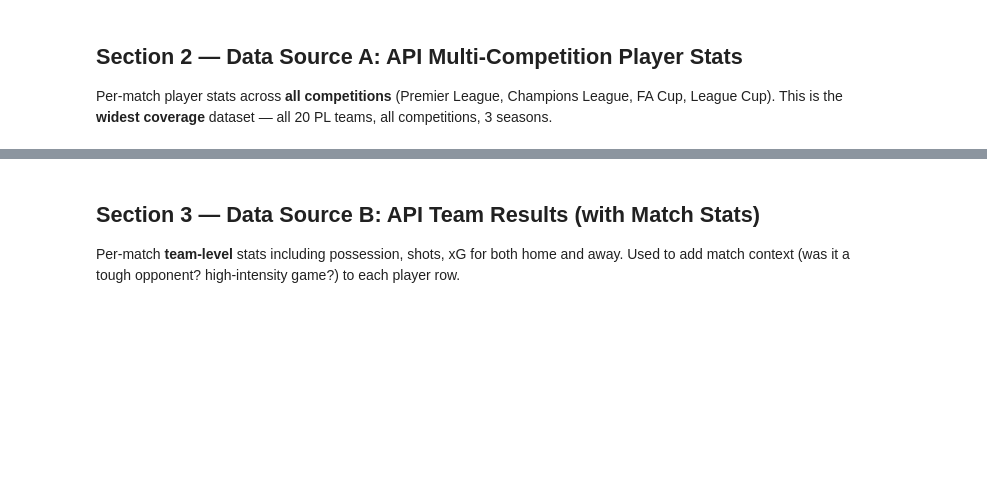
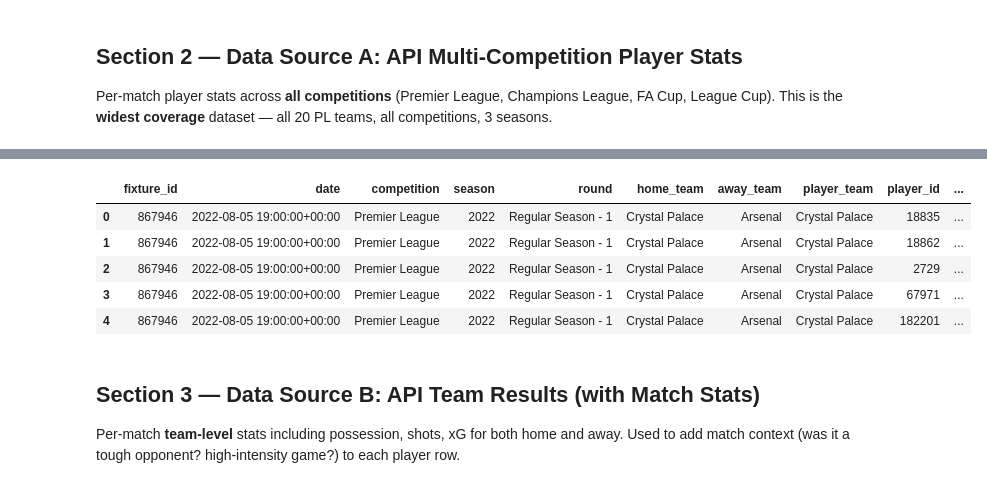
Before and after one commit to mimator2/Fixture-IQ, a Jupyter notebook: Data/01_exploratory_data_analysis.ipynb, the cells around one changed output, grey strips where cells are left out. Drawn from its saved outputs; the diff is of its cells as text; code cells hidden in the pictures; blank space fills up the shorter version.

```diff
--- a/Data/01_exploratory_data_analysis.ipynb
+++ b/Data/01_exploratory_data_analysis.ipynb
@@ -73,39 +494,61 @@ FULL DIRECTORY INVENTORY
 Per-match player stats across **all competitions** (Premier League, Champions League, FA Cup, League Cup).
 This is the **widest coverage** dataset — all 20 PL teams, all competitions, 3 seasons.
 # %%
-# ── A1: API Multi-Competition Player Stats ──────────────────────────────────
-# Best source: per-match stats for every player across ALL competitions, all 20 PL teams
+# Section 2 — API Multi-Competition Player Stats
+# Main source for player performance per match
+
+import os
+import pandas as pd
+
+BASE_DIR = "."
+SEASONS = ["2022-2023", "2023-2024", "2024-2025"]
 
 api_player_dfs = {}
+
 for season in SEASONS:
-    season_key = season.replace('-', '_')
-    path = os.path.join(API_DIR, f'API_SEASON_{season_key}',
-                        f'multi_competition_player_stats_{season_key}.csv')
+    season_key = season.replace("-", "_")
+
+    path = os.path.join(
+        BASE_DIR,
+        f"API_SEASON_{season_key}",
+        f"multi_competition_player_stats_{season_key}.csv"
+    )
+
+    print("\n" + "=" * 80)
+    print(season)
+    print(path)
+
     if os.path.exists(path):
-        df = pd.read_csv(path, parse_dates=['date'])
+        df = pd.read_csv(path, parse_dates=["date"])
         api_player_dfs[season] = df
-        print(f"✓ {season}: {df.shape[0]:,} rows × {df.shape[1]} cols  |  {os.path.getsize(path)/1e6:.1f} MB")
 
-# Show full column info from the first available season
-sample = next(iter(api_player_dfs.values()))
-print(f"\n{'─'*80}")
-print(f"COLUMNS ({sample.shape[1]} total)  ←  same across all 3 seasons")
-print(f"{'─'*80}")
-for i, col in enumerate(sample.columns, 1):
-    print(f"  {i:2d}. {col:<35}  dtype: {sample[col].dtype}")
+        print(f"Loaded: {df.shape[0]:,} rows × {df.shape[1]} columns")
+        print("Columns:")
+        print(list(df.columns))
 
-print(f"\n{'─'*80}")
-print("SAMPLE ROWS (2 rows)")
-print(f"{'─'*80}")
-print(sample.head(2).to_string())
+        print("\nCompetitions:")
+        print(df["competition"].value_counts())
 
-print(f"\n{'─'*80}")
-print("COMPETITIONS COVERED")
-print(f"{'─'*80}")
-for season, df in api_player_dfs.items():
-    comps = df['competition'].value_counts()
-    print(f"\n  {season}:")
-    for comp, cnt in comps.items():
-        matches = df[df['competition'] == comp]['fixture_id'].nunique()
-        print(f"    {comp:<30}  {cnt:5,} player-rows  ({matches} matches)")
+        print("\nSample:")
+        display(df.head(3))
+
+    else:
+        print("File not found")
+
+# Combine all seasons in memory
+api_players_all = pd.concat(api_player_dfs.values(), ignore_index=True)
+
+print("\n" + "=" * 80)
+print("COMBINED API PLAYER DATA")
+print("=" * 80)
+
+print("Shape:", api_players_all.shape)
+
+print("\nRows by season:")
+print(api_players_all["season"].value_counts().sort_index())
+
+print("\nUnique fixtures:", api_players_all["fixture_id"].nunique())
+print("Unique players:", api_players_all["player_id"].nunique())
+
+display(api_players_all.head())
 # %% [output]
@@ -129,3 +632,9 @@ COLUMNS (34 total)  ←  same across all 3 seasons
+|  | fixture_id | date | competition | season | round | home_team | away_team | player_team | player_id | ... |
+| 0 | 867946 | 2022-08-05 19:00:00+00:00 | Premier League | 2022 | Regular Season - 1 | Crystal Palace | Arsenal | Crystal Palace | 18835 | ... |
+| 1 | 867946 | 2022-08-05 19:00:00+00:00 | Premier League | 2022 | Regular Season - 1 | Crystal Palace | Arsenal | Crystal Palace | 18862 | ... |
+| 2 | 867946 | 2022-08-05 19:00:00+00:00 | Premier League | 2022 | Regular Season - 1 | Crystal Palace | Arsenal | Crystal Palace | 2729 | ... |
+| 3 | 867946 | 2022-08-05 19:00:00+00:00 | Premier League | 2022 | Regular Season - 1 | Crystal Palace | Arsenal | Crystal Palace | 67971 | ... |
+| 4 | 867946 | 2022-08-05 19:00:00+00:00 | Premier League | 2022 | Regular Season - 1 | Crystal Palace | Arsenal | Crystal Palace | 182201 | ... |
 # %% [markdown]
 ## Section 3 — Data Source B: API Team Results (with Match Stats)
 Per-match **team-level** stats including possession, shots, xG for both home and away.
```
Also changed, not shown: parts of 22 cells of this notebook, 1 other file.
